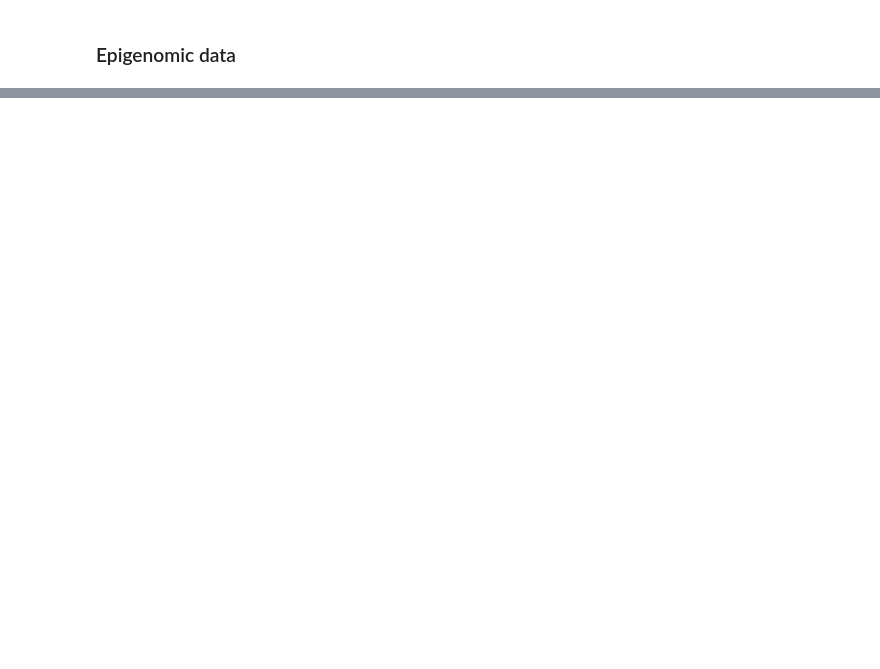
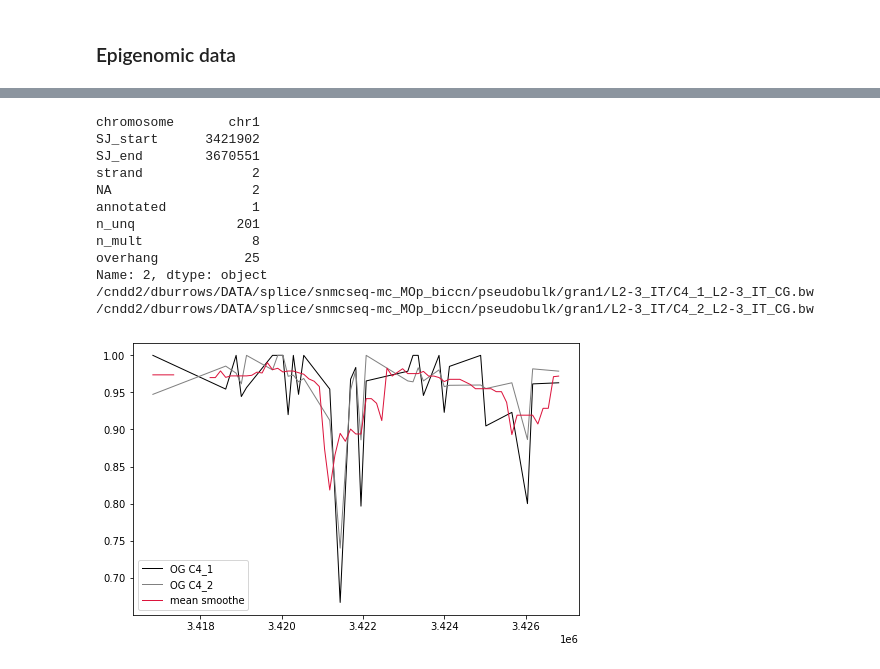
Before and after one commit to dmnburrows/deepNN_splice, a Jupyter notebook: data_process.ipynb, the cells around one changed output, grey strips where cells are left out. Drawn from its saved outputs; the diff is of its cells as text; code cells hidden in the pictures; blank space fills up the shorter version.

```diff
--- a/data_process.ipynb
+++ b/data_process.ipynb
@@ -2109,0 +1984,64 @@ X 0 0 1260444
+# %%
+#Visualise -> effect of mean smootheing -> CG
+
+#SJ file
+sj = pd.read_csv('/cndd2/dburrows/DATA/splice/smartseq-rna_MOp_biccn/pseudobulk/gran1/L2-3_IT/SJ.out.tab',
+                 sep='\t', header=None, names=['chromosome', 'SJ_start', 'SJ_end', 'strand', 'NA', 'annotated',
+                                                 'n_unq', 'n_mult', 'overhang'])
+data_type = 'CG' #atac, cg or cac
+path = '/cndd2/dburrows/DATA/splice/snmcseq-mc_MOp_biccn/pseudobulk/gran1/' #path to celldirs
+curr_sj = sj.loc[2]
+print(curr_sj)
+#Data parameters
+#=======================================
+flank = 5000 #flanking context either side
+binsize=128
+
+
+cell = name_l[0]
+data_l = glob.glob(path + cell + '/*' + data_type + '*')
+data1 =data_l[2]
+data2 =data_l[3]
+
+print(data1, data2)
+
+#Define interval
+int_start, int_end = curr_sj['SJ_start'] - flank, curr_sj['SJ_start'] + flank
+
+curr_bw = bw.open(data1)
+bw_int1 = np.asarray(curr_bw.intervals(curr_sj['chromosome'].split('chr')[-1], int_start, int_end))
+curr_bw = bw.open(data2)
+bw_int2 = np.asarray(curr_bw.intervals(curr_sj['chromosome'].split('chr')[-1], int_start, int_end))
+
+
+#Compute interval for smoothed
+prac_chr = out_df[out_df['chr'] == curr_sj['chromosome'].split('chr')[-1]]
+prac_chr.index = np.arange(0,len(prac_chr))
+prac_sub = prac_chr.loc[int_start//128:((int_start//128) + (int_end - int_start)//128)]
+
+#Visualise mc tracks
+import pyBigWig as bw
+# Plot CH and CG methylation
+fig,ax = plt.subplots(figsize=(8,5))
+prac = np.asarray(bw_int1)
+plt.plot(prac[:,0], prac[:,2], linewidth=1, c='k', label='OG C4_1')
+prac = np.asarray(bw_int2)
+plt.plot(prac[:,0], prac[:,2], linewidth=1, c='grey', label='OG C4_2')
+plt.plot(prac_sub['start'], prac_sub['mean_smoothed'], linewidth=1, c='crimson', label='mean smoothe')
+
+plt.legend()
+
+plt.show()
+# %% [output]
+chromosome       chr1
+SJ_start      3421902
+SJ_end        3670551
+strand              2
+NA                  2
+annotated           1
+n_unq             201
+n_mult              8
+overhang           25
+Name: 2, dtype: object
+/cndd2/dburrows/DATA/splice/snmcseq-mc_MOp_biccn/pseudobulk/gran1/L2-3_IT/C4_1_L2-3_IT_CG.bw /cndd2/dburrows/DATA/splice/snmcseq-mc_MOp_biccn/pseudobulk/gran1/L2-3_IT/C4_2_L2-3_IT_CG.bw
+[figure, added]
```
Also changed, not shown: parts of 48 cells of this notebook, 2 other files.
